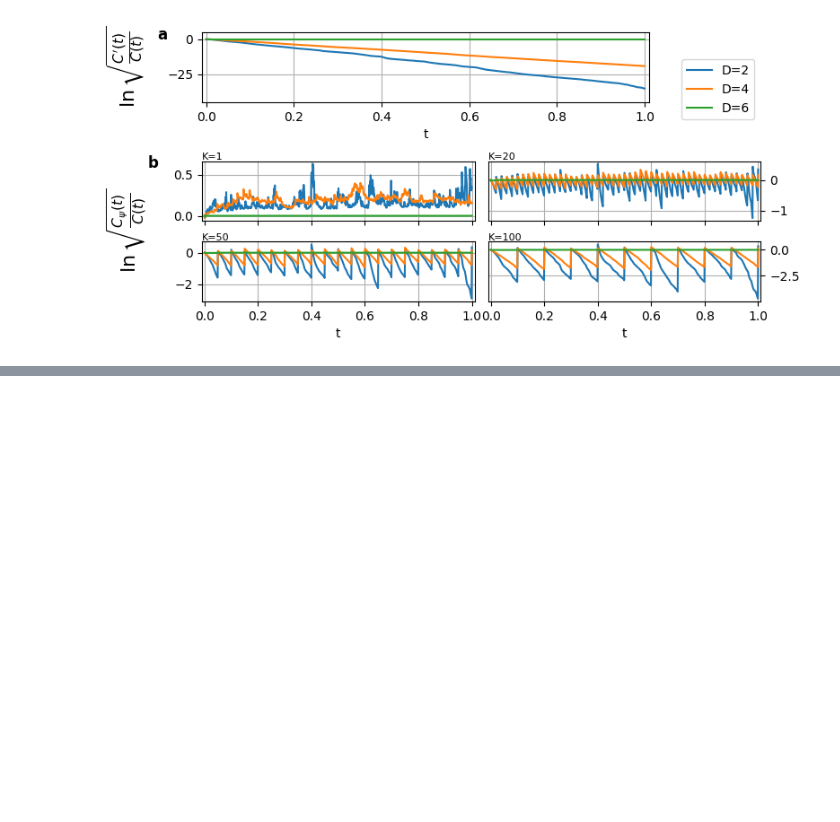
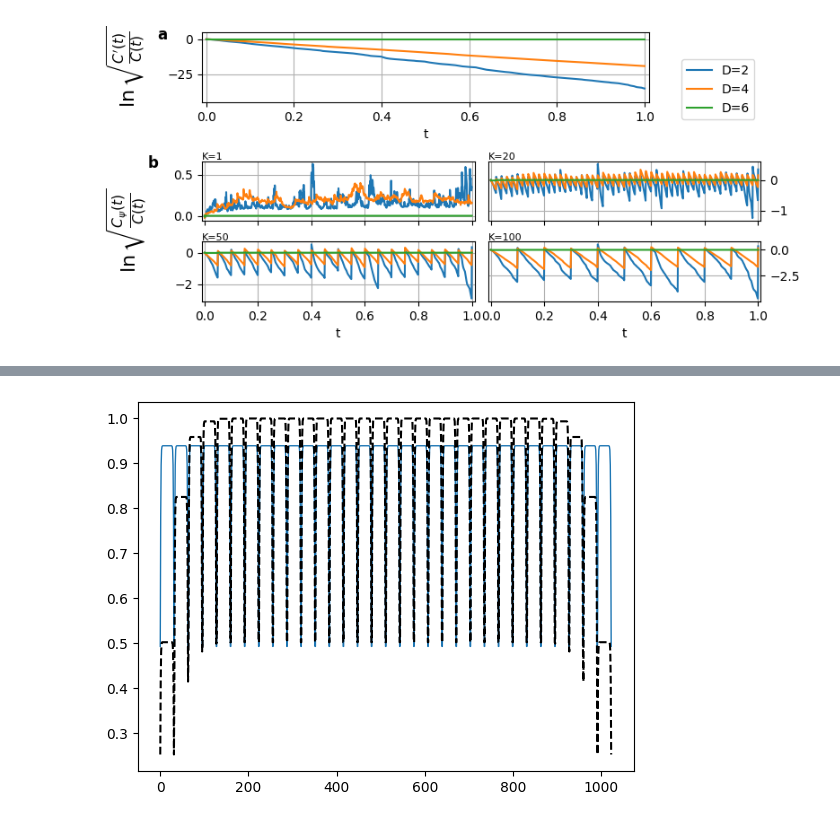
Before and after one commit to KnightShuffler/Quantum-Non-Unitary-Time-Evolution-Public-, a Jupyter notebook: heat_eqn_figs.ipynb, the cells around one changed output, grey strips where cells are left out. Saved outputs shown, nothing was run; the diff lists cells and outputs as text; code cells hidden in the pictures; blank space fills up the shorter version.

```diff
--- a/heat_eqn_figs.ipynb
+++ b/heat_eqn_figs.ipynb
@@ -219,0 +257,9 @@ plt.show()
+# %%
+k = 0
+for Di,D in enumerate([2,4,6]):
+    if D ==6:
+        plt.plot(np.arange(1024), expt_datas[k].qite_sols[Di,-1,:], label=f'{D=}',linewidth=1.0)
+plt.plot(np.arange(1024), expt_datas[k].analytical_sol[-1,:], label='Analytical Sol', color='black', linestyle='--')
+plt.show()
+# %% [output]
+[figure, added]
```
Also changed, not shown: parts of 10 cells of this notebook.
